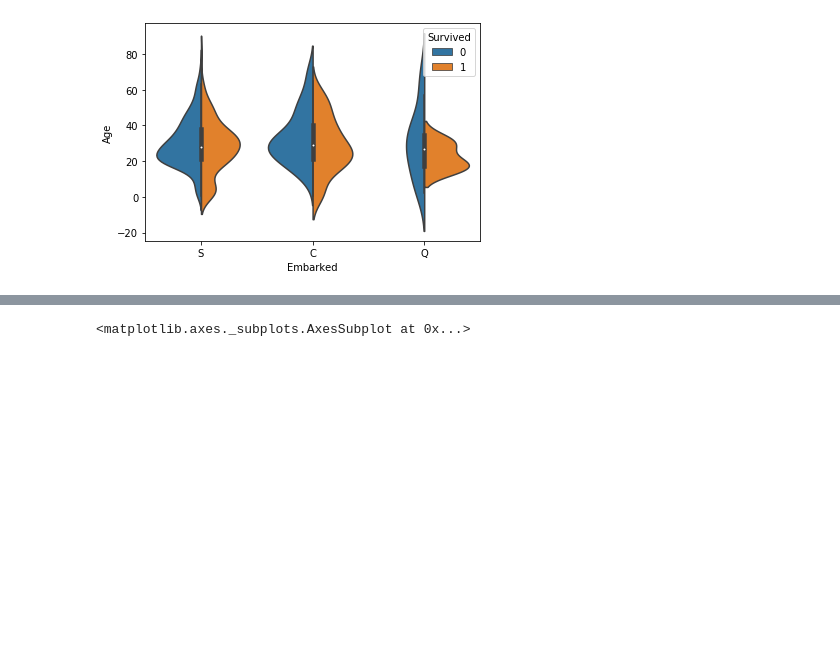
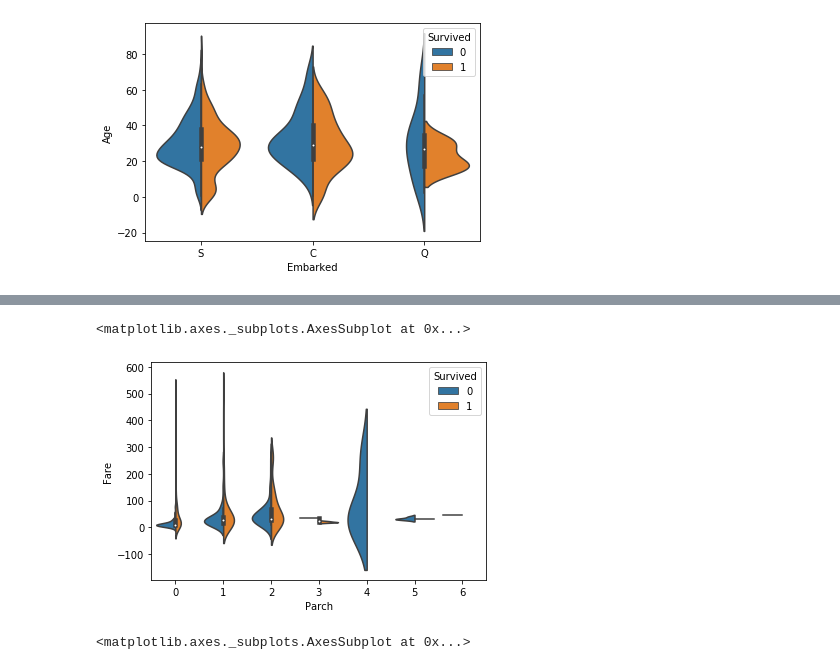
Before and after one commit to Motunrayo244/SCAMP-Assesment, a Jupyter notebook: TitanicSuvivorPrediction-Copy1.ipynb, the cells around one changed output, grey strips where cells are left out. Drawn from its saved outputs; the diff is of its cells as text; code cells hidden in the pictures; blank space fills up the shorter version.

```diff
--- a/TitanicSuvivorPrediction-Copy1.ipynb
+++ b/TitanicSuvivorPrediction-Copy1.ipynb
@@ -263,3 +321,8 @@ sns.violinplot(x="Embarked", y="Age", data=titanic_train_df, hue="Survived", spl
+# %%
+sns.violinplot(x='Parch',y='Fare',data=titanic_train_df,hue='Survived',split=True)
+# %% [output]
+<matplotlib.axes._subplots.AxesSubplot at 0x...>
+[figure, added]
 # %%
 sns.boxplot(x='Survived', y='Age', data=titanic_train_df)
 # %% [output]
```
Also changed, not shown: parts of 14 cells of this notebook.
